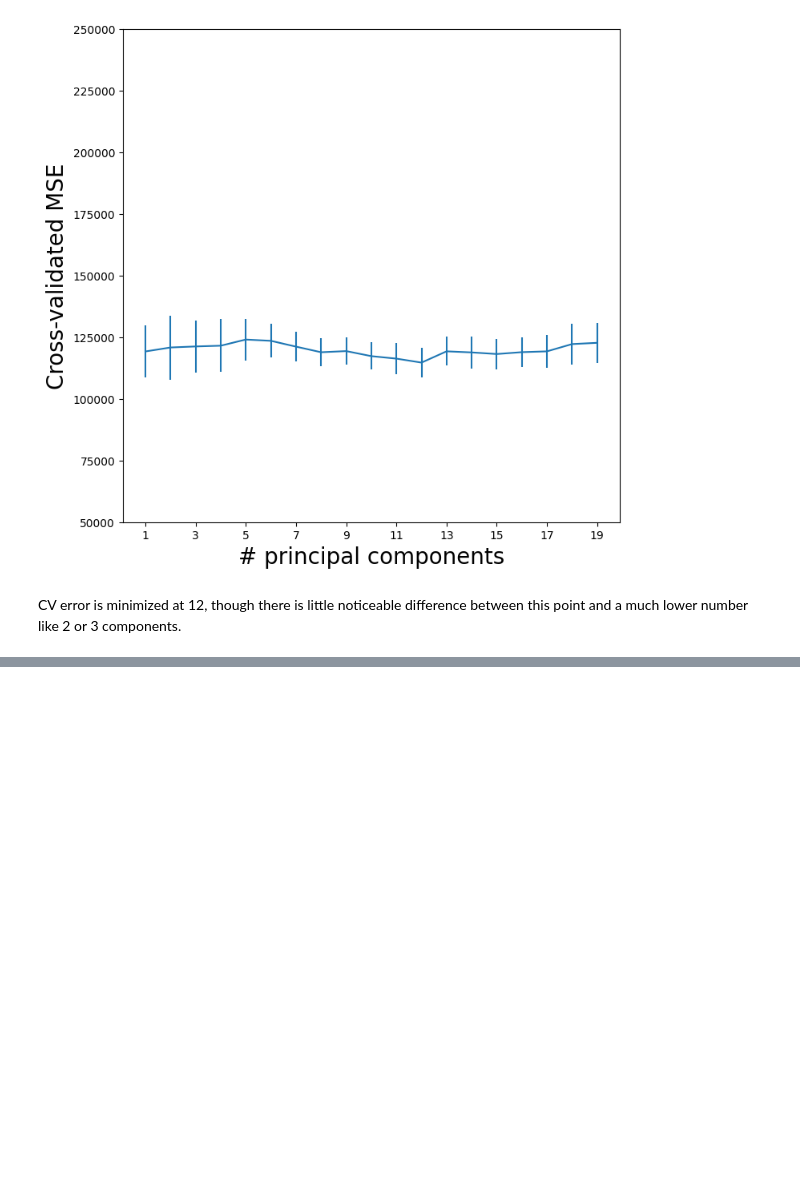
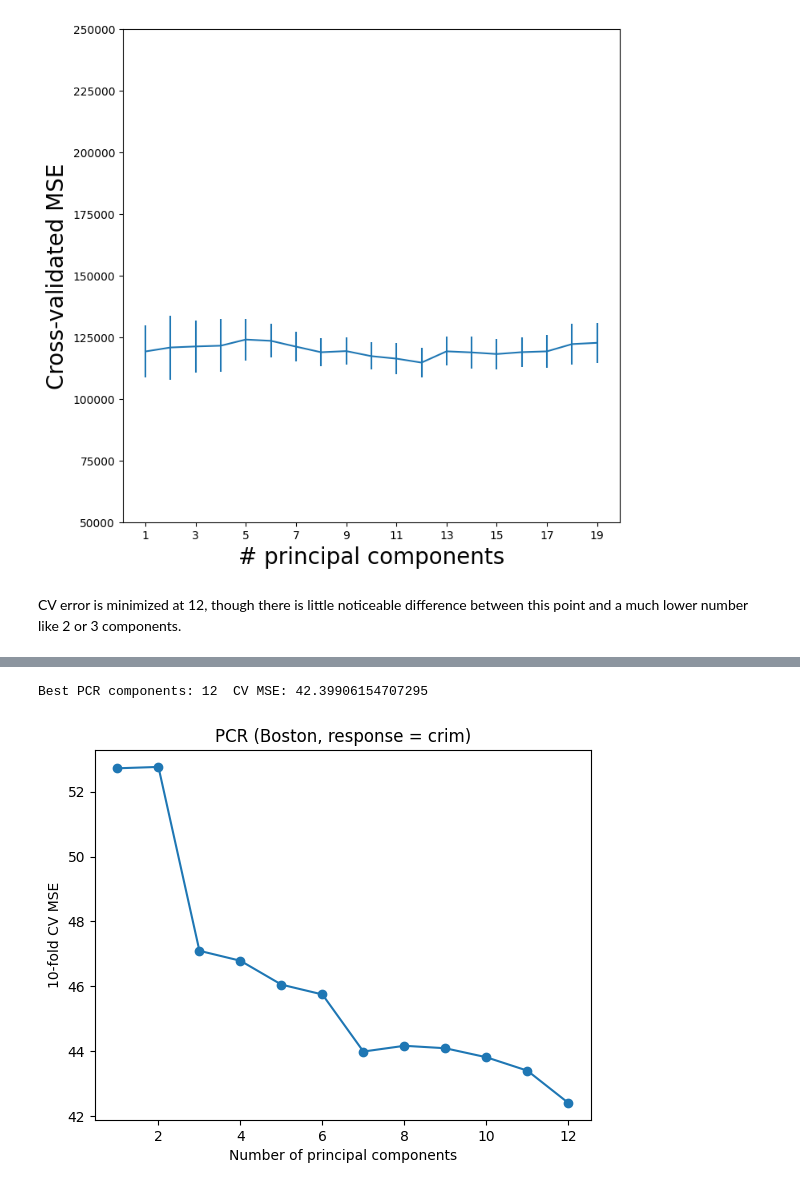
Before and after one commit to falrubaian/steamily_test2, a Jupyter notebook: Ch06-varselect-lab.ipynb, the cells around one changed output, grey strips where cells are left out. Cells and saved outputs as stored; diff of their text form; code cells hidden in the pictures; blank space fills up the shorter version.

```diff
--- a/Ch06-varselect-lab.ipynb
+++ b/Ch06-varselect-lab.ipynb
@@ -994,0 +1091,9 @@ though there is little noticeable difference between this point and a much lower
+# %%
+lassoCV_b = skl.LassoCV(n_alphas=200, cv=kfold_b, max_iter=10000)
+lassoCV_b.fit(Xb_s, Yb)
+lasso_scores_b = skm.cross_val_score(skl.Lasso(alpha=lassoCV_b.alpha_, max_iter=10000),
+                                      Xb_s, Yb, cv=kfold_b, scoring='neg_mean_squared_error')
+lasso_mse_b = -lasso_scores_b.mean()
+n_nonzero_b = np.sum(lassoCV_b.coef_ != 0)
+print('Best lasso alpha:', lassoCV_b.alpha_, ' CV MSE:', lasso_mse_b, ' Non-zero coefs:', n_nonzero_b, '/', p)
+pd.Series(lassoCV_b.coef_, index=Xb.columns).sort_values(key=abs, ascending=False)
@@ -994,0 +1116,24 @@ though there is little noticeable difference between this point and a much lower
+# %%
+def cv_component_curve(estimator_builder, max_k, Xdata, Ydata, kfold):
+    mses = []
+    for k in range(1, max_k + 1):
+        est = estimator_builder(k)
+        scores = skm.cross_val_score(est, Xdata, Ydata, cv=kfold, scoring='neg_mean_squared_error')
+        mses.append(-scores.mean())
+    return mses
+
+pcr_builder = lambda k: Pipeline([('pca', PCA(n_components=k)), ('lr', skl.LinearRegression())])
+pcr_mses_b = cv_component_curve(pcr_builder, p, Xb_s, Yb, kfold_b)
+best_pcr_k_b = np.argmin(pcr_mses_b) + 1
+pcr_mse_b = min(pcr_mses_b)
+print('Best PCR components:', best_pcr_k_b, ' CV MSE:', pcr_mse_b)
+
+fig, ax = plt.subplots()
+ax.plot(range(1, p+1), pcr_mses_b, marker='o')
+ax.set_xlabel('Number of principal components')
+ax.set_ylabel('10-fold CV MSE')
+ax.set_title('PCR (Boston, response = crim)')
+plt.show()
+# %% [output]
+Best PCR components: 12  CV MSE: 42.39906154707295
+[figure, added]
```
Also changed, not shown: parts of 13 cells of this notebook.
